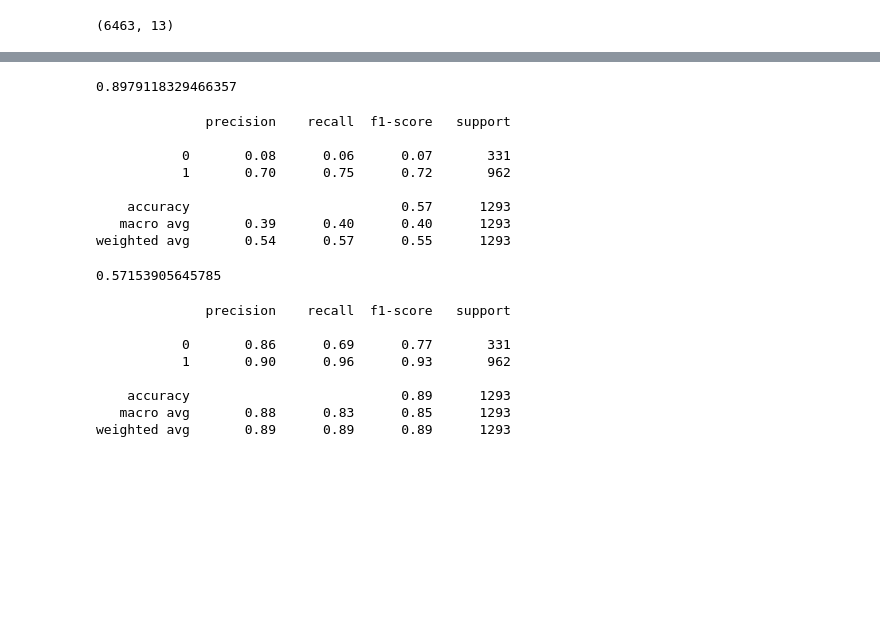
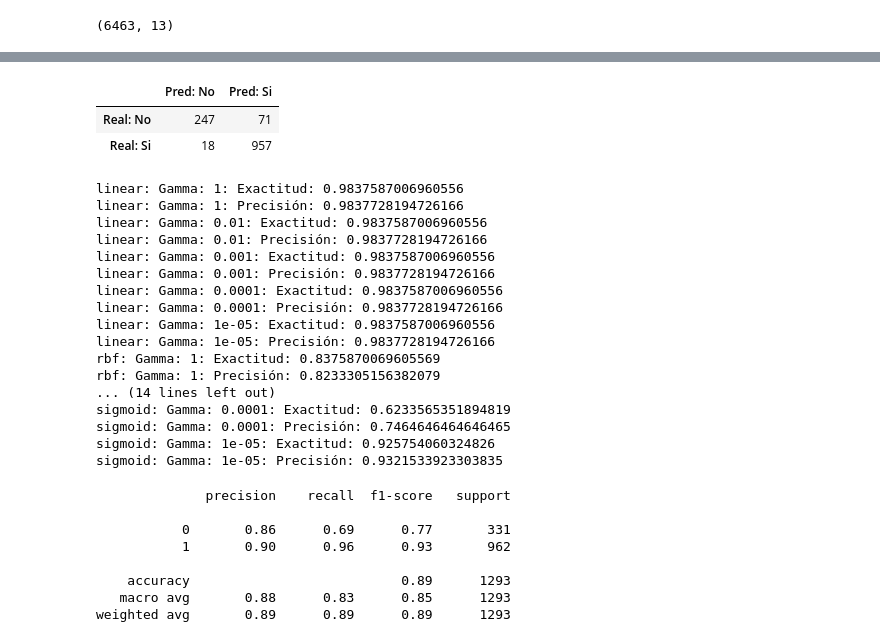
Before and after one commit to coyolxahuqui/Tareas-UIC, a Jupyter notebook: S3nolineal.ipynb, the cells around one changed output, grey strips where cells are left out. Drawn from its saved outputs; the diff is of its cells as text; code cells hidden in the pictures; blank space fills up the shorter version.

```diff
--- a/S3nolineal.ipynb
+++ b/S3nolineal.ipynb
@@ -118,5 +118,5 @@ datos.shape
 # %% [output]
 (6463, 13)
 # %%
-X = datos[['fixed acidity', 'volatile acidity']].values
-y = datos['Vino'].values
+X = datos.drop(["Vino"], axis=1)
+y = datos["Vino"]
@@ -135,6 +125,6 @@ from sklearn.model_selection import train_test_split
 X_ent, X_pru, y_ent, y_pru = train_test_split(X, y, test_size=.2)
 # %%
 from sklearn import svm
-modelo = svm.SVC(kernel='linear')
+modelo = svm.SVC()
 modelo.fit(X_ent, y_ent)
 predicciones = modelo.predict(X_pru)
@@ -445,23 +154,41 @@ weighted avg       0.90      0.90      0.90      1293
-# %%
-accuracy_score(y_pru, pred_poli3)
-# %% [output]
-0.8979118329466357
-# %%
-pred_sig = modelo_sig.predict(X_pru)
-print(classification_report(y_pru, pred_sig))
-# %% [output]
-              precision    recall  f1-score   support
-
-           0       0.08      0.06      0.07       331
-           1       0.70      0.75      0.72       962
-
-    accuracy                           0.57      1293
-   macro avg       0.39      0.40      0.40      1293
-weighted avg       0.54      0.57      0.55      1293
-# %%
-accuracy_score(y_pru, pred_sig)
-# %% [output]
-0.57153905645785
+# %%
+pd.DataFrame(confusion_matrix(y_pru, predicciones), columns=["Pred: No", "Pred: Si"], index= ["Real: No", "Real: Si"])
+# %% [output]
+|  | Pred: No | Pred: Si |
+| Real: No | 247 | 71 |
+| Real: Si | 18 | 957 |
+# %%
+from sklearn import svm
+from sklearn import metrics
+
+kernels = ["linear", "rbf", "sigmoid"]
+gammas = [1, 0.01, 0.001, 0.0001, 0.00001]
+
+for kernel in kernels:
+  for gamma in gammas:
+    modelo = svm.SVC(kernel=kernel, gamma=gamma)
+    modelo.fit(X_ent, y_ent)
+    predicciones = modelo.predict(X_pru)
+    print(f"{kernel}: Gamma: {gamma}: Exactitud:", metrics.accuracy_score(y_pru, predicciones))
+    print(f"{kernel}: Gamma: {gamma}: Precisión:", metrics.precision_score(y_pru, predicciones))
+# %% [output]
+linear: Gamma: 1: Exactitud: 0.9837587006960556
+linear: Gamma: 1: Precisión: 0.9837728194726166
+linear: Gamma: 0.01: Exactitud: 0.9837587006960556
+linear: Gamma: 0.01: Precisión: 0.9837728194726166
+linear: Gamma: 0.001: Exactitud: 0.9837587006960556
+linear: Gamma: 0.001: Precisión: 0.9837728194726166
+linear: Gamma: 0.0001: Exactitud: 0.9837587006960556
+linear: Gamma: 0.0001: Precisión: 0.9837728194726166
+linear: Gamma: 1e-05: Exactitud: 0.9837587006960556
+linear: Gamma: 1e-05: Precisión: 0.9837728194726166
+rbf: Gamma: 1: Exactitud: 0.8375870069605569
+rbf: Gamma: 1: Precisión: 0.8233305156382079
+... (14 lines left out)
+sigmoid: Gamma: 0.0001: Exactitud: 0.6233565351894819
+sigmoid: Gamma: 0.0001: Precisión: 0.7464646464646465
+sigmoid: Gamma: 1e-05: Exactitud: 0.925754060324826
+sigmoid: Gamma: 1e-05: Precisión: 0.9321533923303835
 # %%
 pred_rad = modelo_radial.predict(X_pru)
 print(classification_report(y_pru, pred_rad))
```
Also changed, not shown: parts of 25 cells of this notebook.
